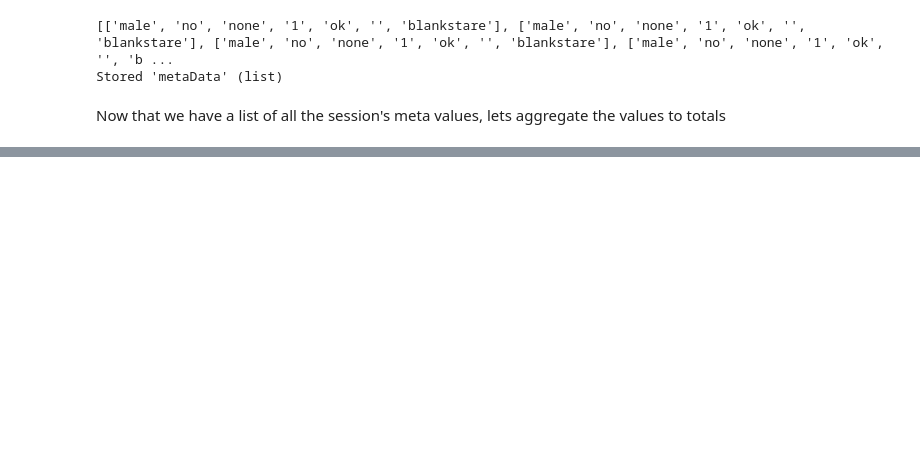
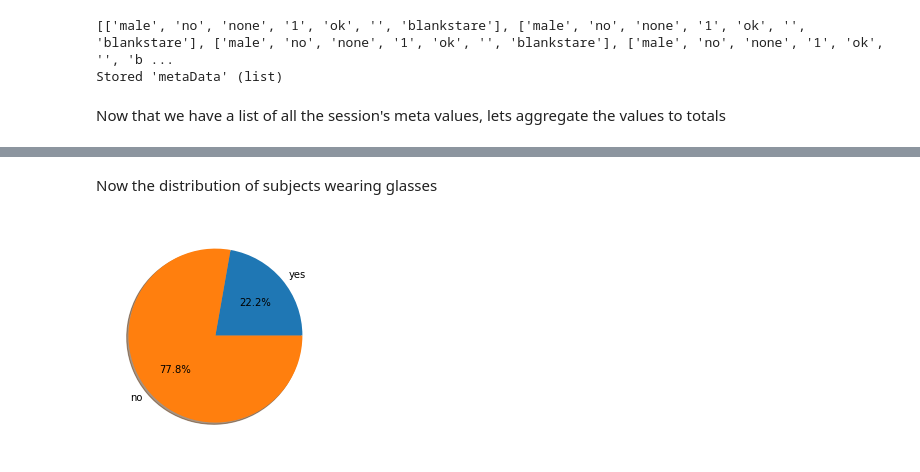
Before and after one commit to bkneis/PhotofaceDBExplorer, a Jupyter notebook: PhotofaceDataExplorer.ipynb, the cells around one changed output, grey strips where cells are left out. Cells and saved outputs as stored; diff of their text form; code cells hidden in the pictures; blank space fills up the shorter version.

```diff
--- a/PhotofaceDataExplorer.ipynb
+++ b/PhotofaceDataExplorer.ipynb
@@ -60,0 +71,7 @@ print(totals)
+# %% [markdown]
+Now the distribution of subjects wearing glasses
+# %%
+import plotHelper
+plotHelper.plotPie(totals['spectacles'])
+# %% [output]
+[figure, added]
```
Also changed, not shown: parts of 8 cells of this notebook.
